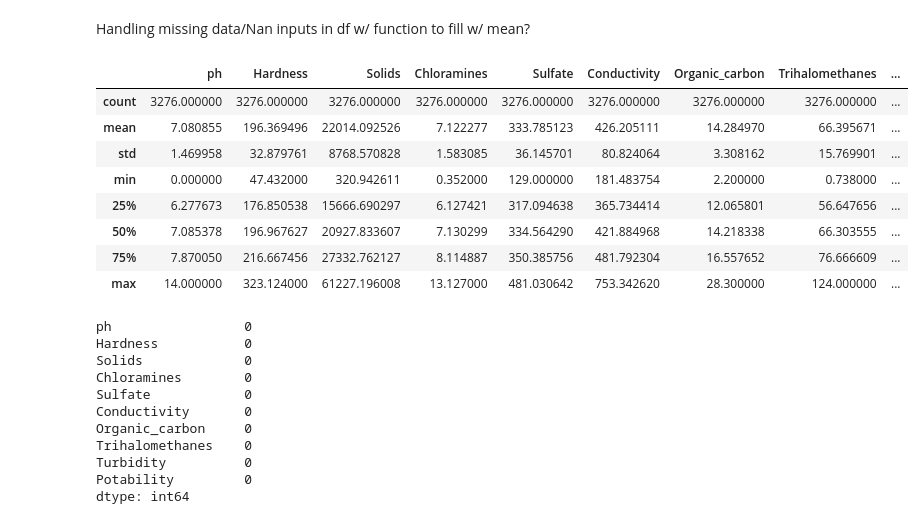
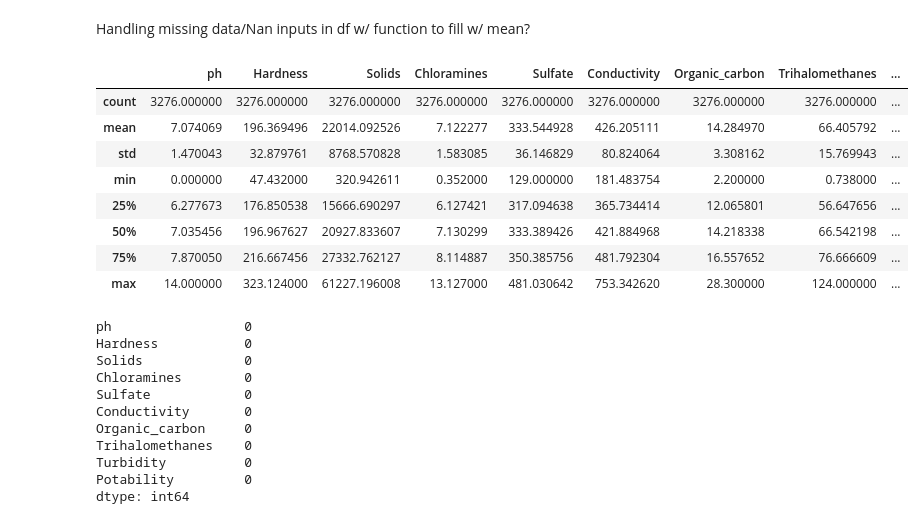
Before and after one commit to Ryan-Malin/Water, a Jupyter notebook: Riley Folder/water.ipynb, the cells around one changed output. Saved outputs shown, nothing was run; the diff lists cells and outputs as text; code cells hidden in the pictures.

```diff
--- a/Riley Folder/water.ipynb
+++ b/Riley Folder/water.ipynb
@@ -43,20 +43,20 @@ Handling missing data/Nan inputs in df w/ function to fill w/ mean?
 # %%
 def fill_nan(df_clean):
     for index, column in enumerate(df_clean.columns[:9]):
         # print(index, column)
-        df_clean[column] = df_clean[column].fillna(df_clean.groupby('Potability')[column].transform('mean'))
+        df_clean[column] = df_clean[column].fillna(df_clean.groupby('Potability')[column].transform('median'))
     return df_clean
 
 df_clean = fill_nan(df)
 df_clean.describe()
 # %% [output]
 |  | ph | Hardness | Solids | Chloramines | Sulfate | Conductivity | Organic_carbon | Trihalomethanes | ... |
 | count | 3276.000000 | 3276.000000 | 3276.000000 | 3276.000000 | 3276.000000 | 3276.000000 | 3276.000000 | 3276.000000 | ... |
-| mean | 7.080855 | 196.369496 | 22014.092526 | 7.122277 | 333.785123 | 426.205111 | 14.284970 | 66.395671 | ... |
-| std | 1.469958 | 32.879761 | 8768.570828 | 1.583085 | 36.145701 | 80.824064 | 3.308162 | 15.769901 | ... |
+| mean | 7.074069 | 196.369496 | 22014.092526 | 7.122277 | 333.544928 | 426.205111 | 14.284970 | 66.405792 | ... |
+| std | 1.470043 | 32.879761 | 8768.570828 | 1.583085 | 36.146829 | 80.824064 | 3.308162 | 15.769943 | ... |
 | min | 0.000000 | 47.432000 | 320.942611 | 0.352000 | 129.000000 | 181.483754 | 2.200000 | 0.738000 | ... |
 | 25% | 6.277673 | 176.850538 | 15666.690297 | 6.127421 | 317.094638 | 365.734414 | 12.065801 | 56.647656 | ... |
-| 50% | 7.085378 | 196.967627 | 20927.833607 | 7.130299 | 334.564290 | 421.884968 | 14.218338 | 66.303555 | ... |
+| 50% | 7.035456 | 196.967627 | 20927.833607 | 7.130299 | 333.389426 | 421.884968 | 14.218338 | 66.542198 | ... |
 | 75% | 7.870050 | 216.667456 | 27332.762127 | 8.114887 | 350.385756 | 481.792304 | 16.557652 | 76.666609 | ... |
 | max | 14.000000 | 323.124000 | 61227.196008 | 13.127000 | 481.030642 | 753.342620 | 28.300000 | 124.000000 | ... |
 # %%
```
Also changed, not shown: parts of 14 cells of this notebook, 1 other file.
